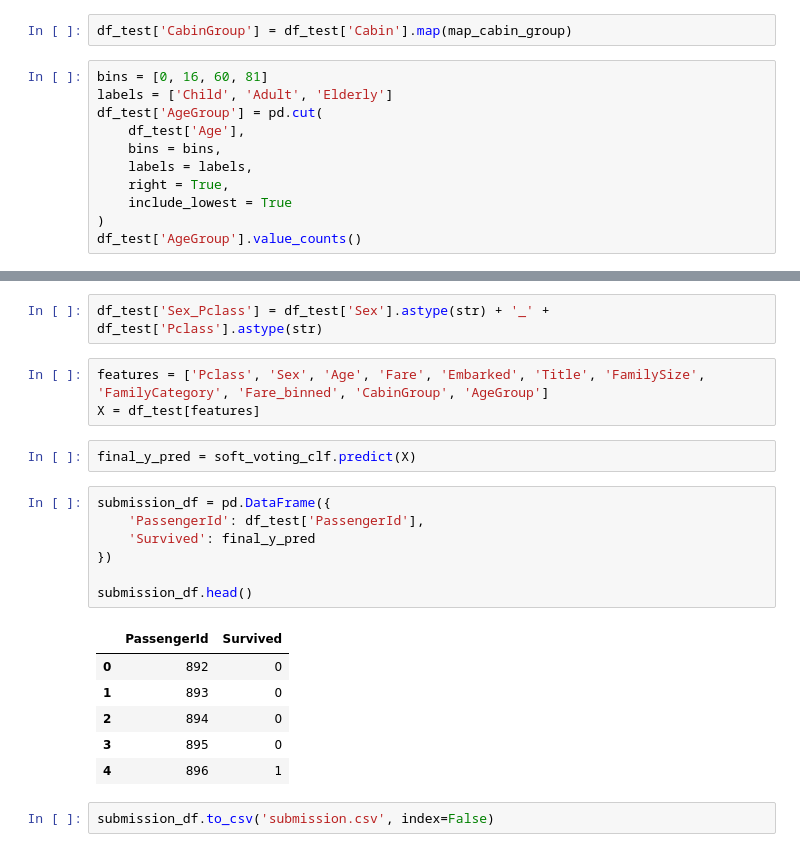
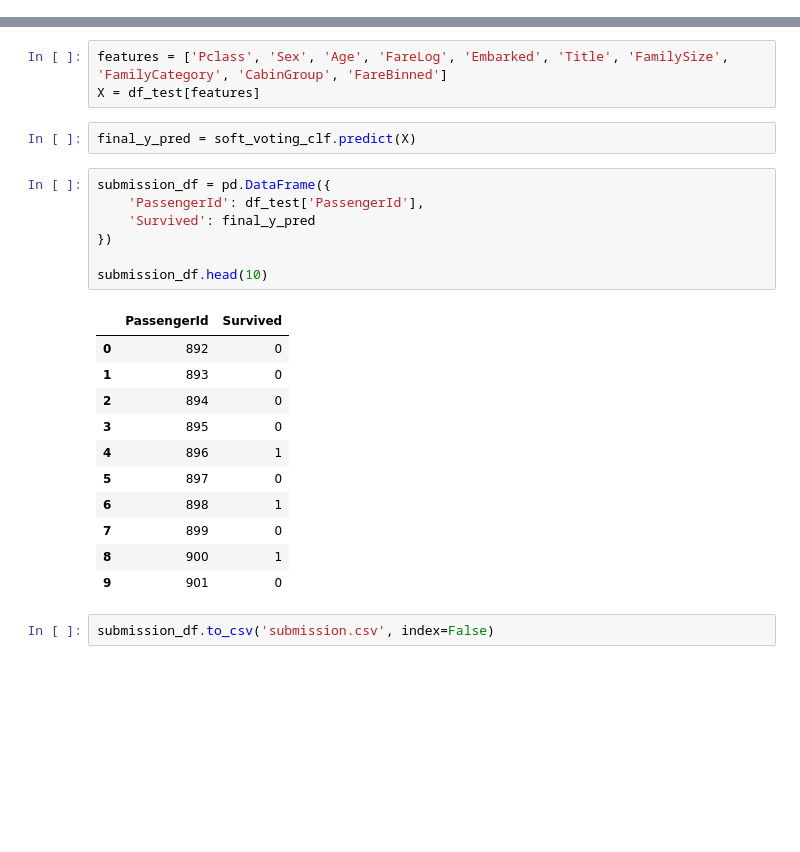
Before and after one commit to Baaunn/Titanic_Kaggle, a Jupyter notebook: modeling.ipynb, the cells around one changed output, grey strips where cells are left out. Cells and saved outputs as stored; diff of their text form; blank space fills up the shorter version.

```diff
--- a/modeling.ipynb
+++ b/modeling.ipynb
@@ -666,13 +365,0 @@ df_test['Fare_binned'] = pd.cut(
-# %%
-df_test['CabinGroup'] = df_test['Cabin'].map(map_cabin_group)
-# %%
-bins = [0, 16, 60, 81]
-labels = ['Child', 'Adult', 'Elderly']
-df_test['AgeGroup'] = pd.cut(
-    df_test['Age'],
-    bins = bins,
-    labels = labels,
-    right = True,
-    include_lowest = True
-)
-df_test['AgeGroup'].value_counts()
@@ -685,23 +366,26 @@ Name: count, dtype: int64
-# %%
-df_test['Sex_Pclass'] = df_test['Sex'].astype(str) + '_' + df_test['Pclass'].astype(str)
 # %%
-features = ['Pclass', 'Sex', 'Age', 'Fare', 'Embarked', 'Title', 'FamilySize', 'FamilyCategory', 'Fare_binned', 'CabinGroup', 'AgeGroup']
+features = ['Pclass', 'Sex', 'Age', 'FareLog', 'Embarked', 'Title', 'FamilySize', 'FamilyCategory', 'CabinGroup', 'FareBinned']
 X = df_test[features]
 # %%
 final_y_pred = soft_voting_clf.predict(X)
 # %%
 submission_df = pd.DataFrame({
     'PassengerId': df_test['PassengerId'],
     'Survived': final_y_pred
 })
 
-submission_df.head()
+submission_df.head(10)
 # %% [output]
 |  | PassengerId | Survived |
 | 0 | 892 | 0 |
 | 1 | 893 | 0 |
 | 2 | 894 | 0 |
 | 3 | 895 | 0 |
 | 4 | 896 | 1 |
+| 5 | 897 | 0 |
+| 6 | 898 | 1 |
+| 7 | 899 | 0 |
+| 8 | 900 | 1 |
+| 9 | 901 | 0 |
 # %%
 submission_df.to_csv('submission.csv', index=False)
```
Also changed, not shown: parts of 45 cells of this notebook, 1 other file.
